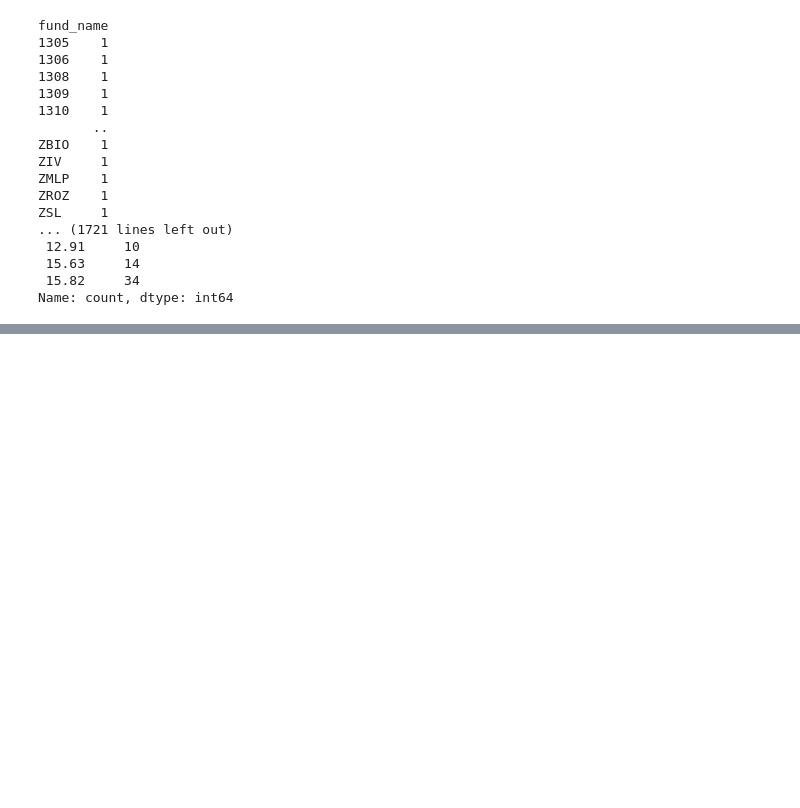
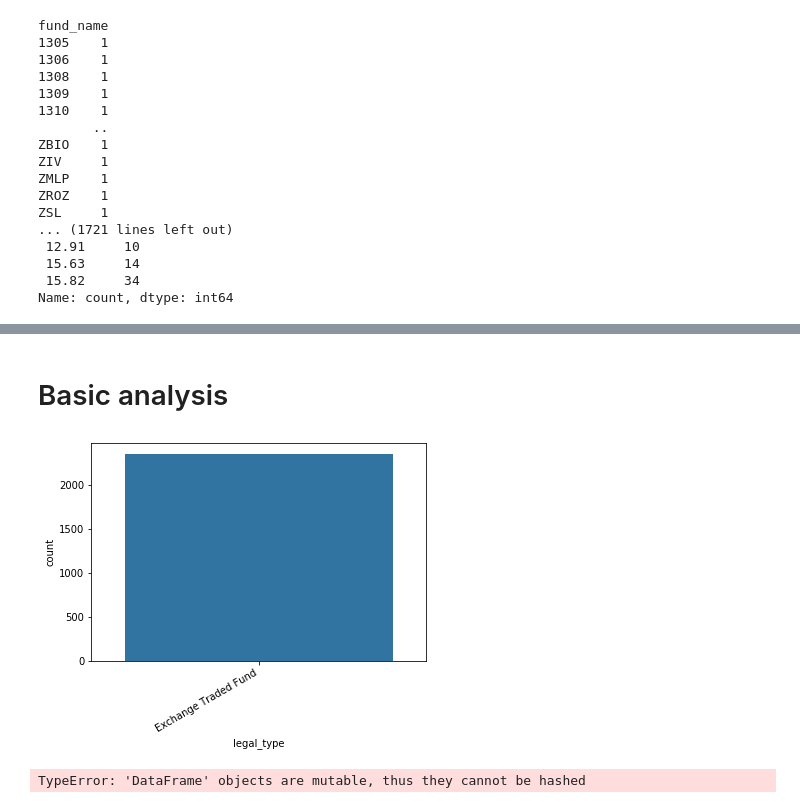
Before and after one commit to NVukobrat/US-Mutual-Funds-and-ETFs-Analysis, a Jupyter notebook: Main.ipynb, the cells around one changed output, grey strips where cells are left out. Saved outputs shown, nothing was run; the diff lists cells and outputs as text; code cells hidden in the pictures; blank space fills up the shorter version.

```diff
--- a/Main.ipynb
+++ b/Main.ipynb
@@ -73,0 +123,27 @@ Name: fund_family, dtype: object
+# %% [markdown]
+# Basic analysis
+# %%
+# Populate empty
+df.replace('', 'NaN', inplace=True)
+df.replace('nan', 'NaN', inplace=True)
+df.replace('NaN', np.nan, inplace=True)
+df = df.fillna(df.mean)
+# %%
+# Count(Bar) plots
+count = [
+    'legal_type',
+    'investment',
+    'size',
+    'currency',
+]
+for c in count:
+    chart = sns.countplot(df[c])
+    chart.set_xticklabels(
+        chart.get_xticklabels(),
+        rotation=30,
+        horizontalalignment='right',
+    )
+    plt.show()
+# %% [output]
+[figure, added]
+TypeError: 'DataFrame' objects are mutable, thus they cannot be hashed
```
Also changed, not shown: parts of 8 cells of this notebook, 1 other file.
